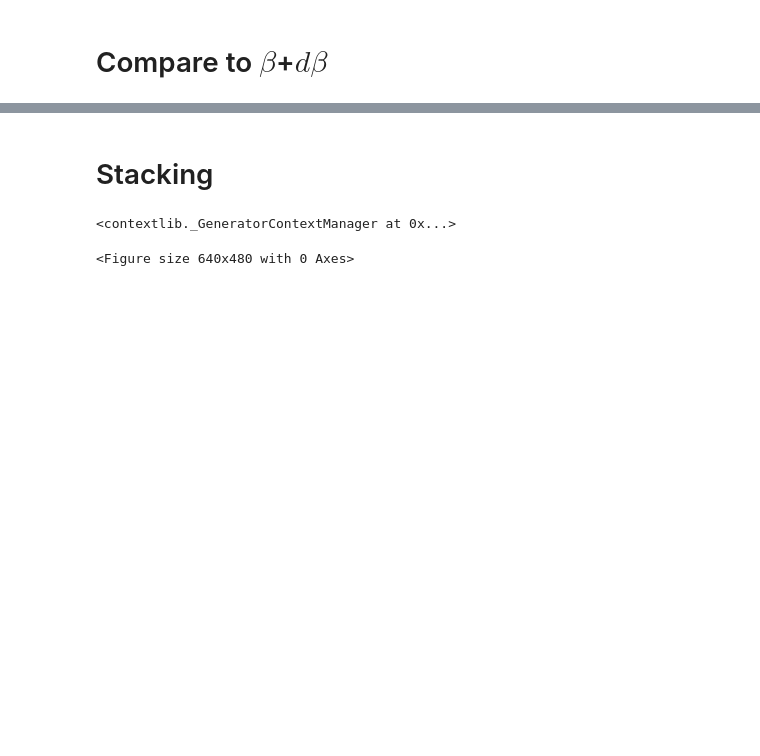
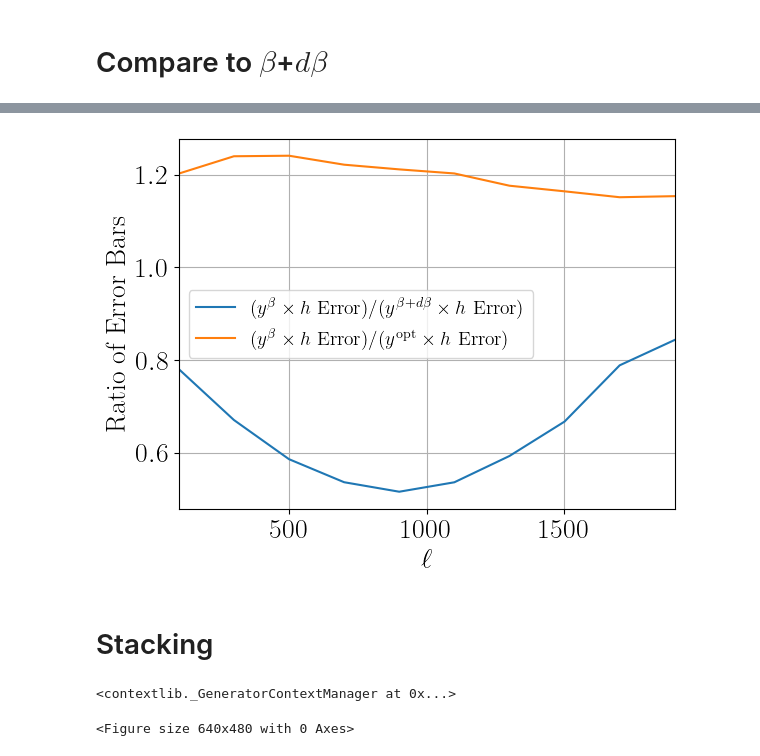
Before and after one commit to kmsurrao/CIB-deproj, a Jupyter notebook: paper_plots.ipynb, the cells around one changed output, grey strips where cells are left out. Drawn from its saved outputs; the diff is of its cells as text; code cells hidden in the pictures; blank space fills up the shorter version.

```diff
--- a/paper_plots.ipynb
+++ b/paper_plots.ipynb
@@ -232,3 +235,15 @@ if save:
+# %%
+plt.plot(mean_ells, np.sqrt(np.diag(hxy_beta_cov))/np.sqrt(np.diag(hxy_beta_dbeta_cov)), label=r'($y^\beta \times h$ Error)/($y^{\beta + d\beta} \times h$ Error)')
+plt.plot(mean_ells, np.sqrt(np.diag(hxy_beta_cov))/np.sqrt(np.diag(hxyopt_cov)), label=r'($y^\beta \times h$ Error)/($y^{\rm opt} \times h$ Error)')
+plt.xlabel(r'$\ell$')
+plt.ylabel(r'Ratio of Error Bars')
+plt.xlim(mean_ells[0], mean_ells[-1])
+plt.grid()
+plt.legend(fontsize=14)
+if save:
+    plt.savefig(f'{save_dir}/error_ratio.pdf', bbox_inches='tight')
+# %% [output]
+[figure, added]
 # %% [markdown]
 # Stacking
 # %%
```
Also changed, not shown: parts of 4 cells of this notebook, 1 other file.
